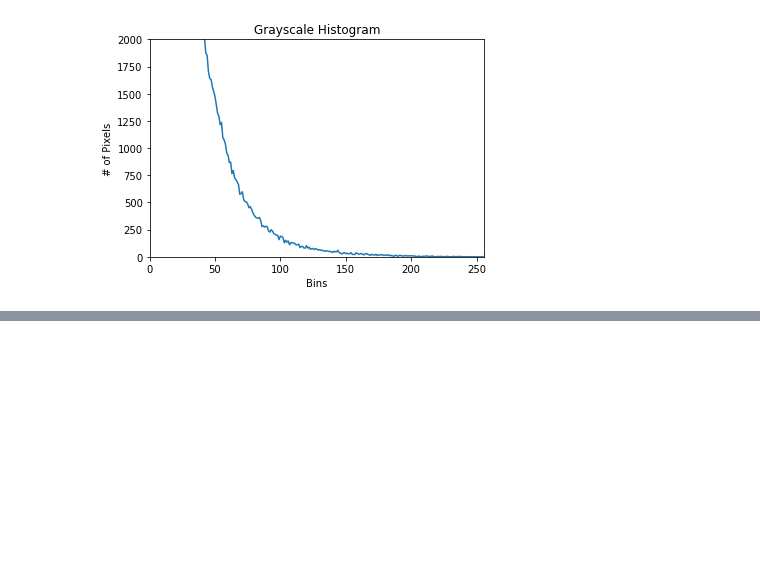
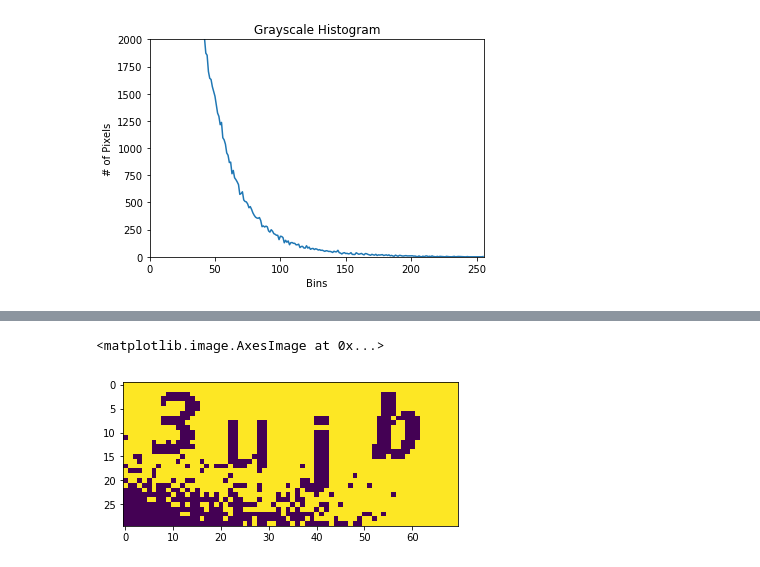
Before and after one commit to barneyElDinosaurio/base_function, a Jupyter notebook: image_detect/image_base.ipynb, the cells around one changed output, grey strips where cells are left out. Cells and saved outputs as stored; diff of their text form; code cells hidden in the pictures; blank space fills up the shorter version.

```diff
--- a/image_detect/image_base.ipynb
+++ b/image_detect/image_base.ipynb
@@ -452,0 +534,5 @@ plt.show() #显示图像
+# %%
+plt.imshow(new_ret)
+# %% [output]
+<matplotlib.image.AxesImage at 0x...>
+[figure, added]
```
Also changed, not shown: parts of 44 cells of this notebook, 11 other files.
